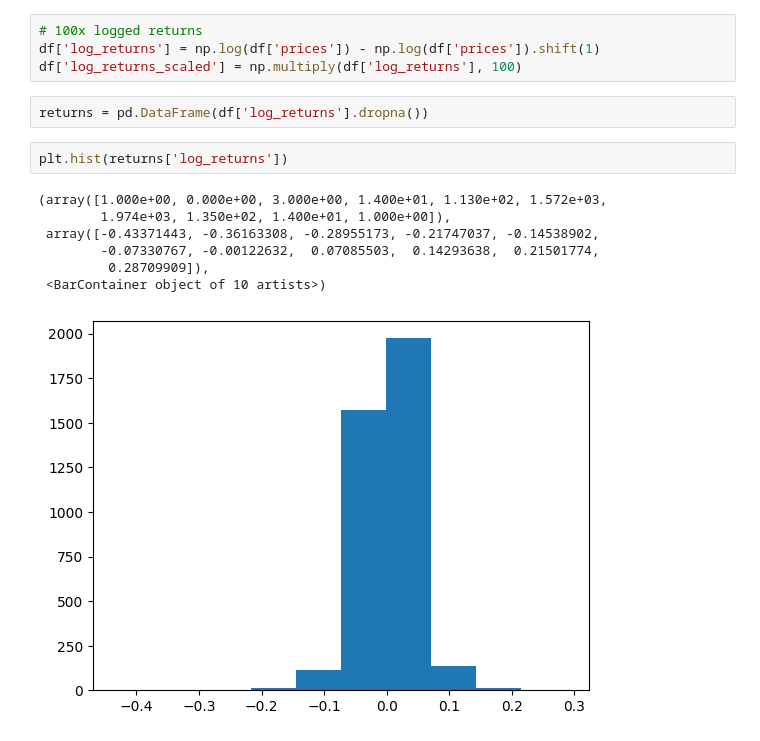
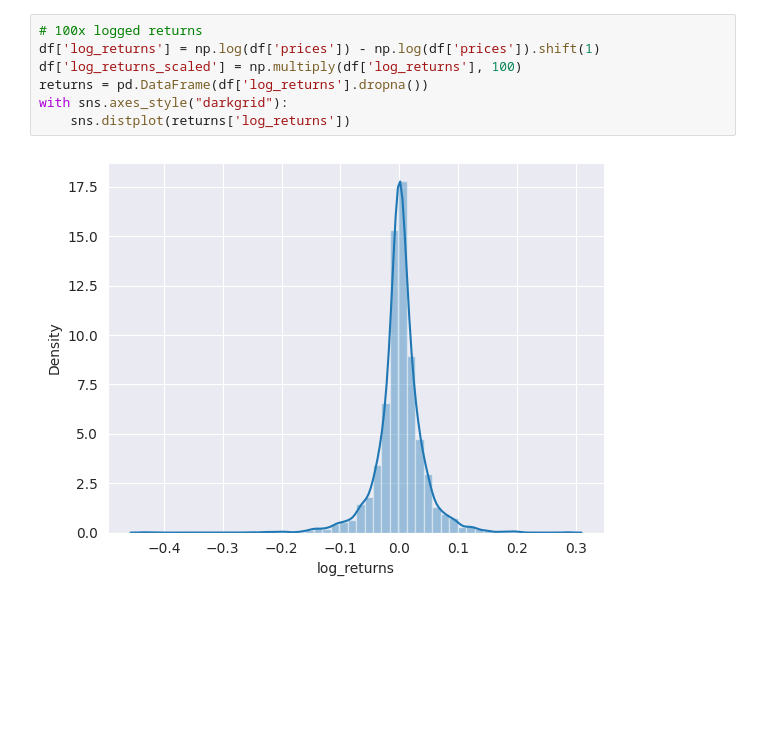
Before and after one commit to jeffhu1/cs229b_proj, a Jupyter notebook: garch.ipynb, the cells around one changed output. Drawn from its saved outputs; the diff is of its cells as text; blank space fills up the shorter version.

```diff
--- a/garch.ipynb
+++ b/garch.ipynb
@@ -20,16 +34,9 @@ df.head()
 # %%
 # 100x logged returns
 df['log_returns'] = np.log(df['prices']) - np.log(df['prices']).shift(1)
 df['log_returns_scaled'] = np.multiply(df['log_returns'], 100)
+returns = pd.DataFrame(df['log_returns'].dropna())
+with sns.axes_style("darkgrid"):
+    sns.distplot(returns['log_returns'])
+# %% [output]
+[figure, added]
-# %%
-returns = pd.DataFrame(df['log_returns'].dropna())
-# %%
-plt.hist(returns['log_returns'])
-# %% [output]
-(array([1.000e+00, 0.000e+00, 3.000e+00, 1.400e+01, 1.130e+02, 1.572e+03,
-        1.974e+03, 1.350e+02, 1.400e+01, 1.000e+00]),
- array([-0.43371443, -0.36163308, -0.28955173, -0.21747037, -0.14538902,
-        -0.07330767, -0.00122632,  0.07085503,  0.14293638,  0.21501774,
-         0.28709909]),
- <BarContainer object of 10 artists>)
-[figure, removed]
```
Also changed, not shown: parts of 28 cells of this notebook, 5 other files.
